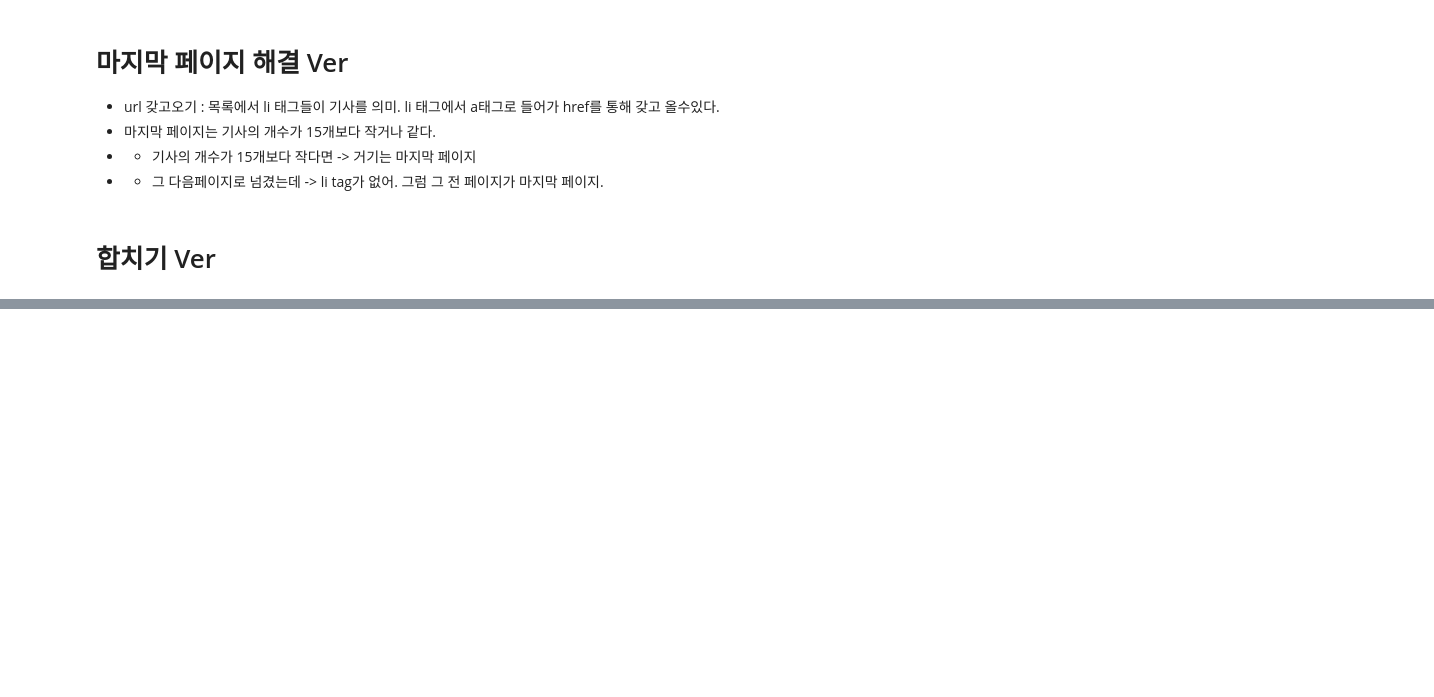
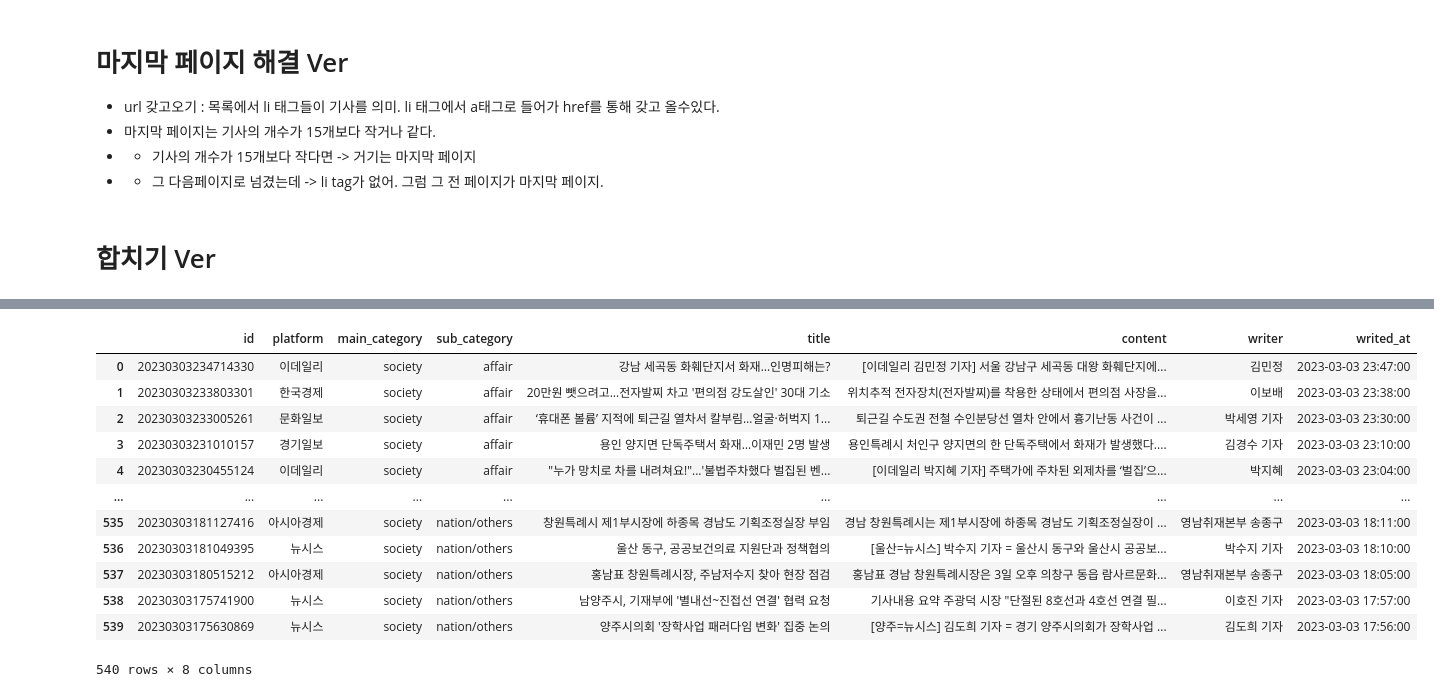
Before and after one commit to kdt-service/AutoNewsFeeding_7, a Jupyter notebook: BS_Crawl.ipynb, the cells around one changed output, grey strips where cells are left out. Drawn from its saved outputs; the diff is of its cells as text; code cells hidden in the pictures; blank space fills up the shorter version.

```diff
--- a/BS_Crawl.ipynb
+++ b/BS_Crawl.ipynb
@@ -218,3 +254,19 @@ Name: writed_at, dtype: object
+# %%
+news_df
+# %% [output]
+|  | id | platform | main_category | sub_category | title | content | writer | writed_at |
+| 0 | 20230303234714330 | 이데일리 | society | affair | 강남 세곡동 화훼단지서 화재…인명피해는? | [이데일리 김민정 기자] 서울 강남구 세곡동 대왕 화훼단지에... | 김민정 | 2023-03-03 23:47:00 |
+| 1 | 20230303233803301 | 한국경제 | society | affair | 20만원 뺏으려고…전자발찌 차고 '편의점 강도살인' 30대 기소 | 위치추적 전자장치(전자발찌)를 착용한 상태에서 편의점 사장을... | 이보배 | 2023-03-03 23:38:00 |
+| 2 | 20230303233005261 | 문화일보 | society | affair | ‘휴대폰 볼륨’ 지적에 퇴근길 열차서 칼부림…얼굴·허벅지 1... | 퇴근길 수도권 전철 수인분당선 열차 안에서 흉기난동 사건이 ... | 박세영 기자 | 2023-03-03 23:30:00 |
+| 3 | 20230303231010157 | 경기일보 | society | affair | 용인 양지면 단독주택서 화재…이재민 2명 발생 | 용인특례시 처인구 양지면의 한 단독주택에서 화재가 발생했다.... | 김경수 기자 | 2023-03-03 23:10:00 |
+| 4 | 20230303230455124 | 이데일리 | society | affair | "누가 망치로 차를 내려쳐요!"...'불법주차했다 벌집된 벤... | [이데일리 박지혜 기자] 주택가에 주차된 외제차를 ‘벌집’으... | 박지혜 | 2023-03-03 23:04:00 |
+| ... | ... | ... | ... | ... | ... | ... | ... | ... |
+| 535 | 20230303181127416 | 아시아경제 | society | nation/others | 창원특례시 제1부시장에 하종목 경남도 기획조정실장 부임 | 경남 창원특례시는 제1부시장에 하종목 경남도 기획조정실장이 ... | 영남취재본부 송종구 | 2023-03-03 18:11:00 |
+| 536 | 20230303181049395 | 뉴시스 | society | nation/others | 울산 동구, 공공보건의료 지원단과 정책협의 | [울산=뉴시스] 박수지 기자 = 울산시 동구와 울산시 공공보... | 박수지 기자 | 2023-03-03 18:10:00 |
+| 537 | 20230303180515212 | 아시아경제 | society | nation/others | 홍남표 창원특례시장, 주남저수지 찾아 현장 점검 | 홍남표 경남 창원특례시장은 3일 오후 의창구 동읍 람사르문화... | 영남취재본부 송종구 | 2023-03-03 18:05:00 |
+| 538 | 20230303175741900 | 뉴시스 | society | nation/others | 남양주시, 기재부에 '별내선~진접선 연결' 협력 요청 | 기사내용 요약 주광덕 시장 "단절된 8호선과 4호선 연결 필... | 이호진 기자 | 2023-03-03 17:57:00 |
+| 539 | 20230303175630869 | 뉴시스 | society | nation/others | 양주시의회 '장학사업 패러다임 변화' 집중 논의 | [양주=뉴시스] 김도희 기자 = 경기 양주시의회가 장학사업 ... | 김도희 기자 | 2023-03-03 17:56:00 |
+540 rows × 8 columns
 # %%
 # id, platform, main_category, sub_category, title, content, writer, writed_at
 # writed_at 형식 : 2023-03-17 16:30:45
```
Also changed, not shown: parts of 6 cells of this notebook.
